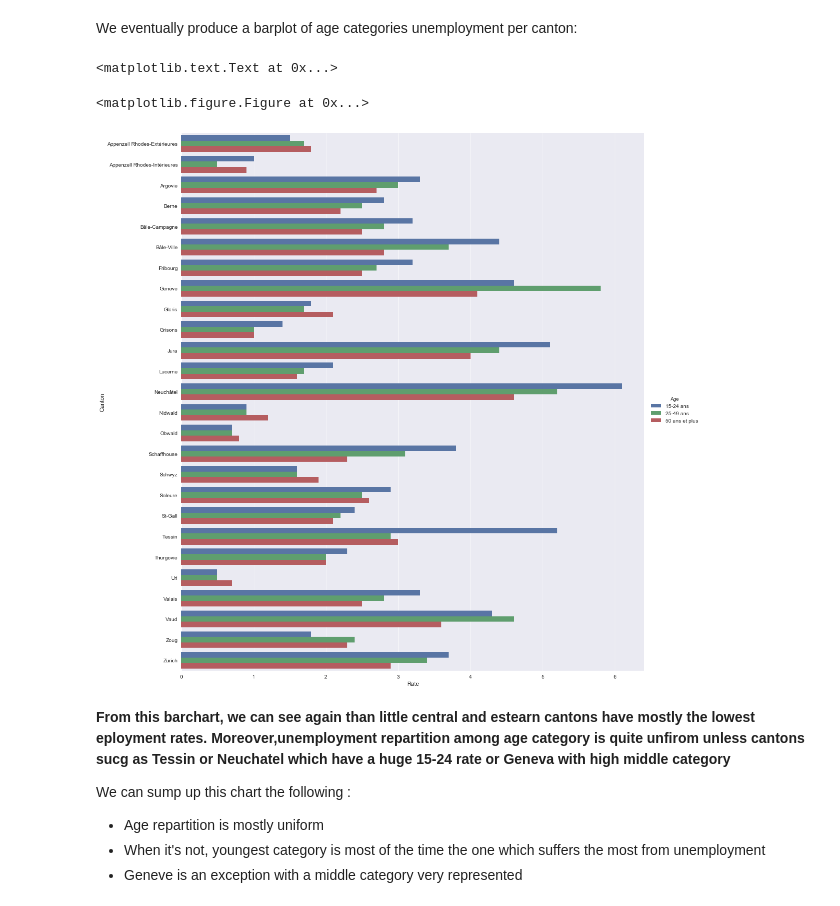
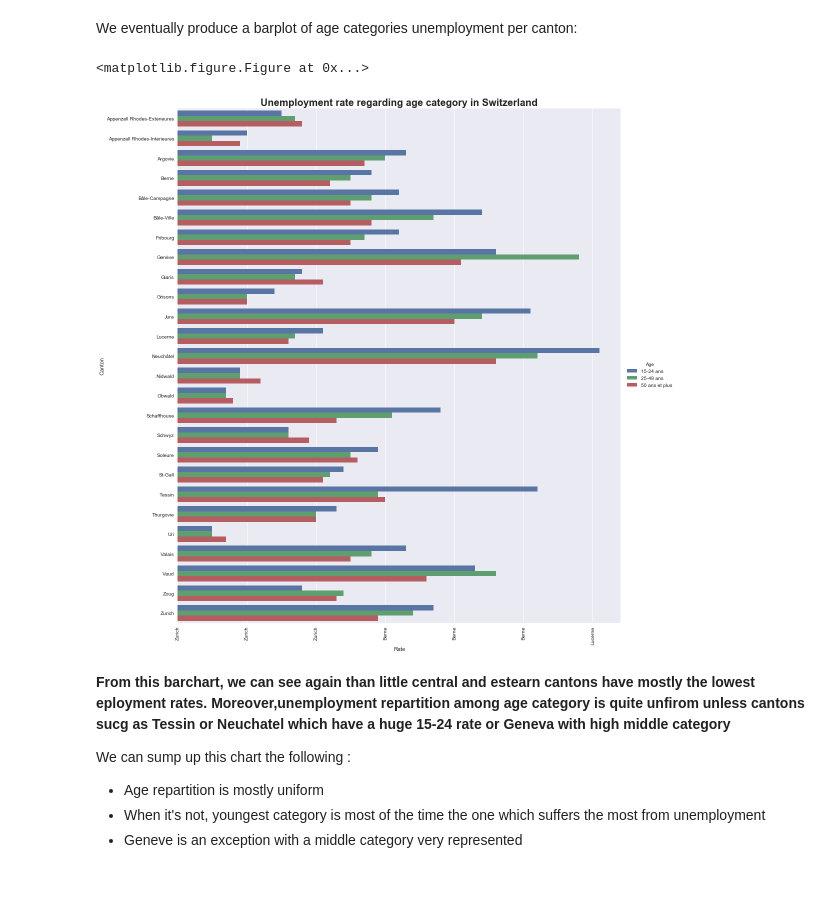
Before and after one commit to Hilefebvre/AppliedDataAnalysis, a Jupyter notebook: ADA2017-Homeworks/03 - Interactive Viz/Homework-03-v1.ipynb, the cells around one changed output. Drawn from its saved outputs; the diff is of its cells as text; code cells hidden in the pictures.

```diff
--- a/ADA2017-Homeworks/03 - Interactive Viz/Homework-03-v1.ipynb
+++ b/ADA2017-Homeworks/03 - Interactive Viz/Homework-03-v1.ipynb
@@ -961,14 +961,13 @@ df['Rate'] = pd.to_numeric(df['Rate'])
 # %% [markdown]
 We eventually produce a barplot of age categories unemployment per canton:
 # %%
-ax = plt.figure(figsize = (14,5))
-sns.factorplot(x = 'Rate', y ='Canton', hue = 'Age', data = df, kind='bar', size=15,orient="h")
-g.set_xticklabels(labels = df['Canton'], rotation=90)
-ax.suptitle("Unemployment rate regarding age category in Switzerland", fontsize=20, fontweight="bold")
+ax = plt.figure(figsize = (20,10));
+g=sns.factorplot(x = 'Rate', y ='Canton', hue = 'Age', data = df, kind='bar', size=15,orient="h");
+sns.plt.title("Unemployment rate regarding age category in Switzerland", fontsize=20, fontweight="bold")
+g.set_xticklabels(labels = df['Canton'], rotation=90);
 # %% [output]
-<matplotlib.text.Text at 0x...>
+<matplotlib.figure.Figure at 0x...>
-<matplotlib.figure.Figure at 0x...>
-[figure, old version]
+[figure, new version]
 # %% [markdown]
 **From this barchart, we can see again than little central and estearn cantons have mostly the lowest eployment rates.
 Moreover,unemployment repartition among age category is quite unfirom unless cantons sucg as Tessin or Neuchatel which have a huge 15-24 rate or Geneva with high middle category**
```
Also changed, not shown: parts of 3 cells of this notebook, 1 other file.
